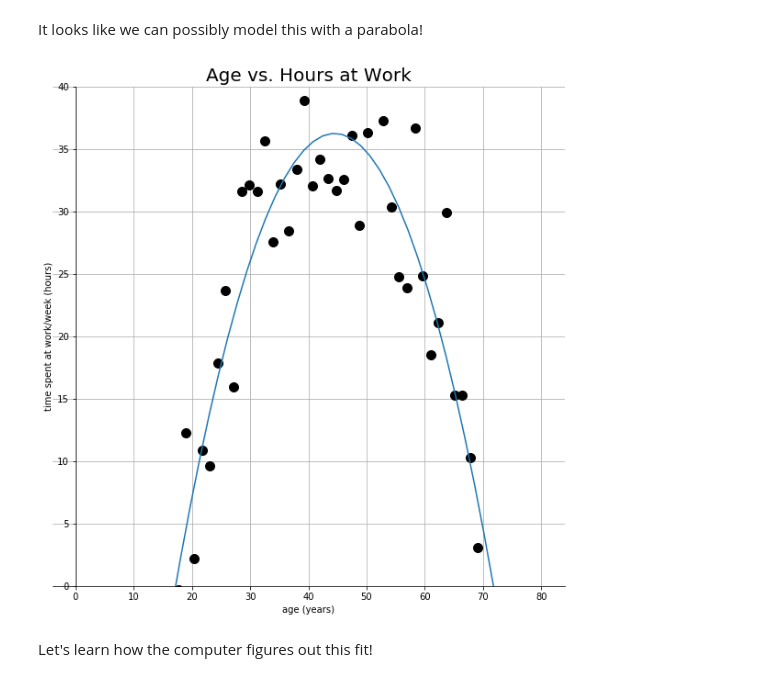
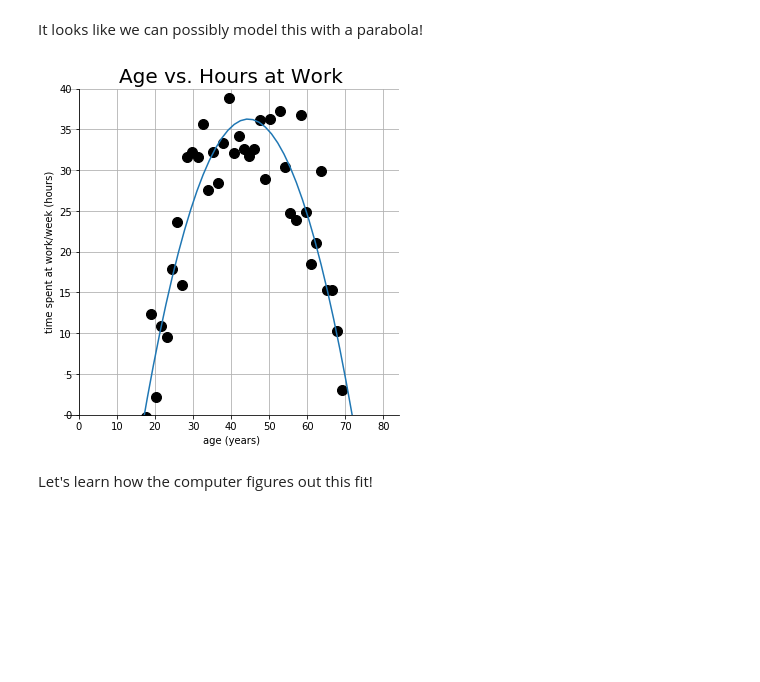
Before and after one commit to MutatedGamer/GTL_Lesson_Plans, a Jupyter notebook: 2nd_deg_equations_4.ipynb, the cells around one changed output. Drawn from its saved outputs; the diff is of its cells as text; code cells hidden in the pictures; blank space fills up the shorter version.

```diff
--- a/2nd_deg_equations_4.ipynb
+++ b/2nd_deg_equations_4.ipynb
@@ -14,7 +61,7 @@ def plot(x, y, plot_fit):
     #x = np.array([point[0] for point in data])
     #y = np.array([point[1] for point in data])
 
-    fig = plt.figure(figsize=(10, 10))
+    fig = plt.figure(figsize=(6, 6))
     ax = fig.add_subplot(111)
     ax.set_title("Age vs. Hours at Work", fontsize=20)
     ax.plot(x, y, marker='o', markersize=10, linewidth=0, color="black")
@@ -60,7 +107,7 @@ def plot(x, y, plot_fit):
     #x = np.array([point[0] for point in data])
     #y = np.array([point[1] for point in data])
 
-    fig = plt.figure(figsize=(10, 10))
+    fig = plt.figure(figsize=(6, 6))
     ax = fig.add_subplot(111)
     ax.set_title("Age vs. Hours at Work", fontsize=20)
     ax.plot(x, y, marker='o', markersize=10, linewidth=0, color="black")
@@ -71,34 +118,34 @@ def plot(x, y, plot_fit):
     ax.spines['top'].set_color('none')
     ax.xaxis.set_ticks_position('bottom')
     ax.yaxis.set_ticks_position('left')
     #ax.yaxis.set_major_locator(ticker.MultipleLocator(1))
 
     ax.grid(True)
 
     ax.set_ylim([0, 40])
     #ax.set_xlim([0, 50])
 
     ax.set_xlabel("age (years)")
     ax.set_ylabel("time spent at work/week (hours)")
 
 
     if plot_fit:
         fit = np.polyfit(x, y, 2)
 
         fit_x = np.linspace(0, 80)
         fit_y = np.polyval(fit, fit_x)
 
         ax.plot(fit_x, fit_y)
 
 
 x = np.linspace(0, 80, 60)
 y = -0.05*x**2 + 4.4*x -60
 np.random.seed(1)
 noise = np.random.normal(0, 6, 60)
 y = y +  noise
 plot(x,y, True)
 # %% [output]
-[figure, old version]
+[figure, new version]
 # %% [markdown]
 Let's learn how the computer figures out this fit!
 # %% [markdown]
```
Also changed, not shown: parts of 16 cells of this notebook, 3 other files.
